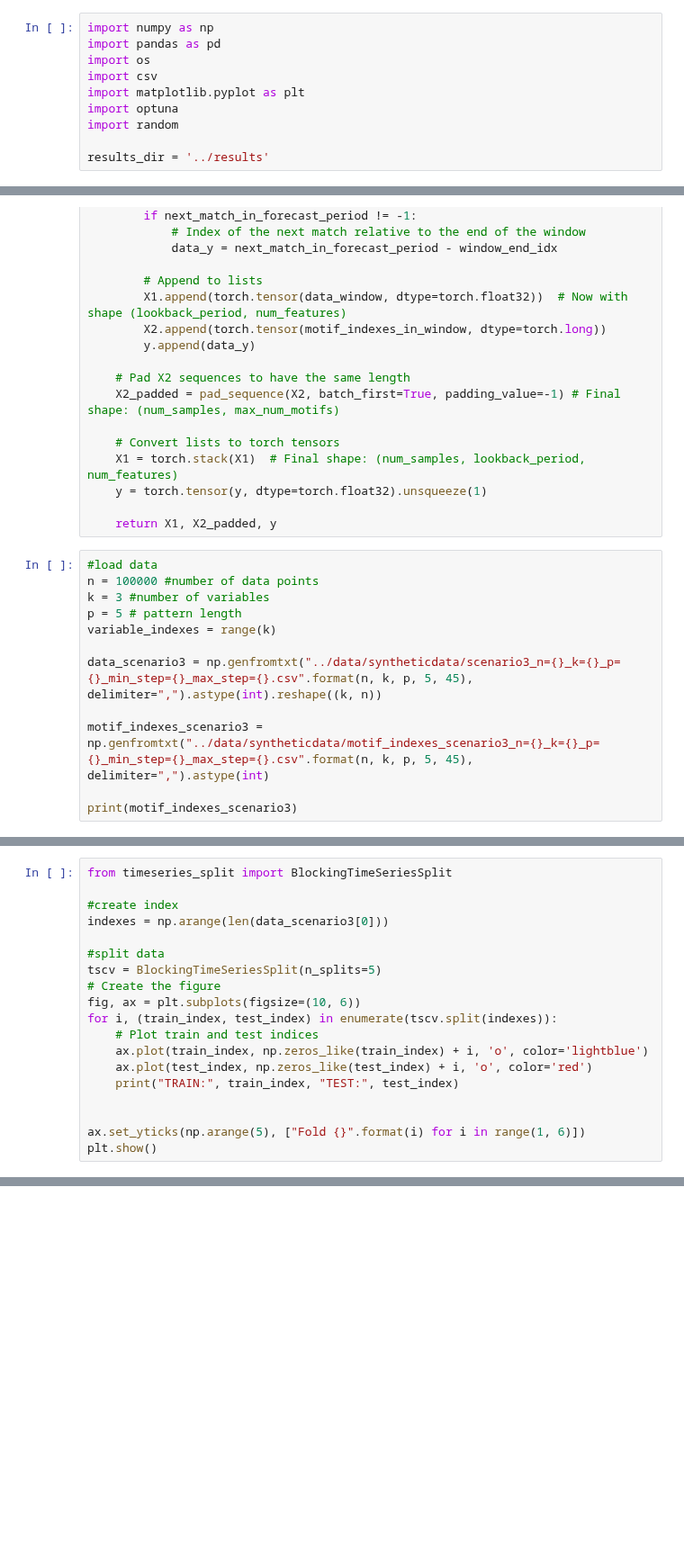
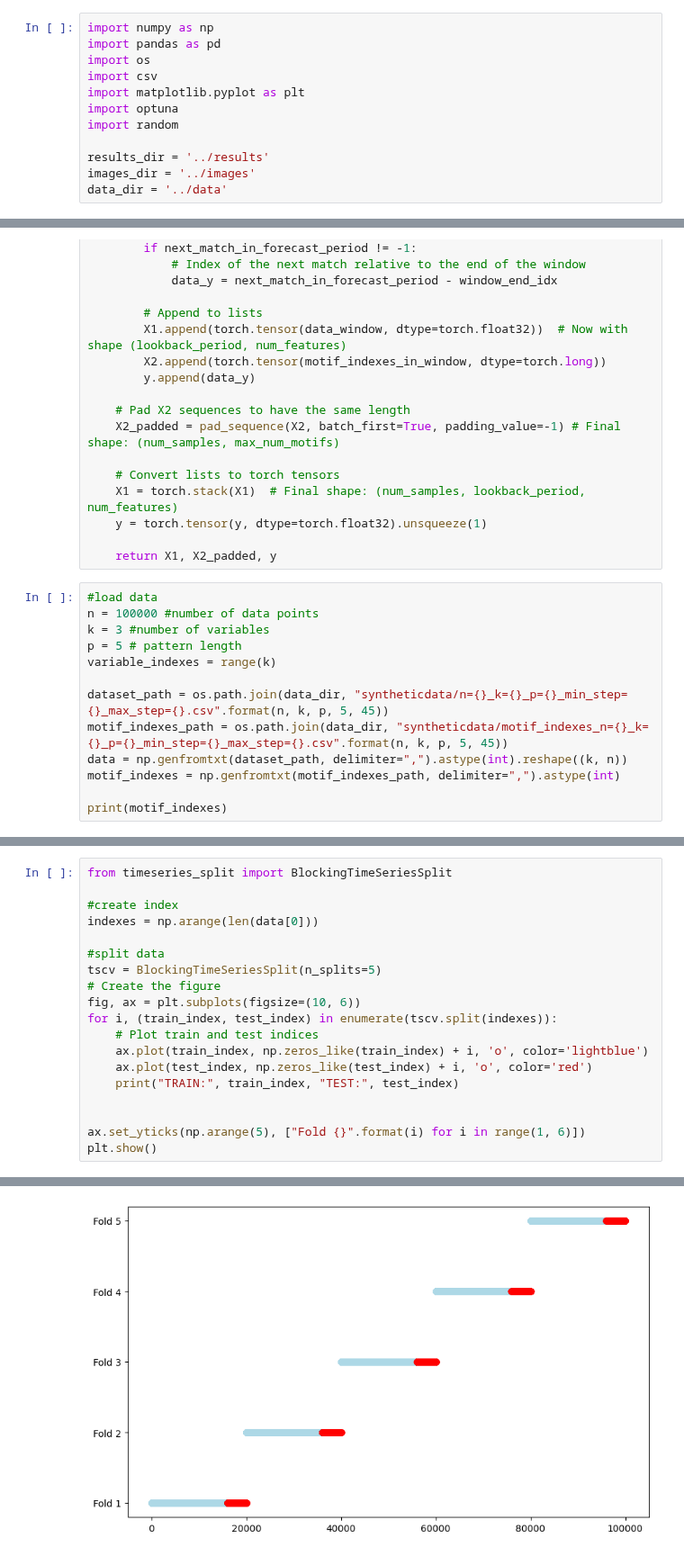
Before and after one commit to MiguelGarcaoSilva/motifpred, a Jupyter notebook: code/casestudy_syntheticdata_lstm_pytorch.ipynb, the cells around one changed output, grey strips where cells are left out. Shown at 90% size. Saved outputs shown, nothing was run; the diff lists cells and outputs as text; blank space fills up the shorter version.

```diff
--- a/code/casestudy_syntheticdata_lstm_pytorch.ipynb
+++ b/code/casestudy_syntheticdata_lstm_pytorch.ipynb
@@ -8,6 +8,8 @@ import optuna
 import random
 
 results_dir = '../results'
+images_dir = '../images'
+data_dir = '../data'
 # %%
 import torch
 from torch import nn
@@ -83,8 +91,9 @@ k = 3 #number of variables
 p = 5 # pattern length
 variable_indexes = range(k)
 
-data_scenario3 = np.genfromtxt("../data/syntheticdata/scenario3_n={}_k={}_p={}_min_step={}_max_step={}.csv".format(n, k, p, 5, 45), delimiter=",").astype(int).reshape((k, n))
+dataset_path = os.path.join(data_dir, "syntheticdata/n={}_k={}_p={}_min_step={}_max_step={}.csv".format(n, k, p, 5, 45))
+motif_indexes_path = os.path.join(data_dir, "syntheticdata/motif_indexes_n={}_k={}_p={}_min_step={}_max_step={}.csv".format(n, k, p, 5, 45))
+data = np.genfromtxt(dataset_path, delimiter=",").astype(int).reshape((k, n))
+motif_indexes = np.genfromtxt(motif_indexes_path, delimiter=",").astype(int)
 
-motif_indexes_scenario3 = np.genfromtxt("../data/syntheticdata/motif_indexes_scenario3_n={}_k={}_p={}_min_step={}_max_step={}.csv".format(n, k, p, 5, 45), delimiter=",").astype(int)
-
-print(motif_indexes_scenario3)
+print(motif_indexes)
@@ -92,7 +103,7 @@ print(motif_indexes_scenario3)
 from timeseries_split import BlockingTimeSeriesSplit
 
 #create index
-indexes = np.arange(len(data_scenario3[0]))
+indexes = np.arange(len(data[0]))
 
 #split data
 tscv = BlockingTimeSeriesSplit(n_splits=5)
@@ -107,3 +118,4 @@ for i, (train_index, test_index) in enumerate(tscv.split(indexes)):
 
 ax.set_yticks(np.arange(5), ["Fold {}".format(i) for i in range(1, 6)])
 plt.show()
+# %% [output]
@@ -110,3 +127,4 @@ plt.show()
+[figure, added]
 # %%
 lookback_period = 100 #window size
 step = 5 #step size for the sliding window
```
Also changed, not shown: parts of 16 cells of this notebook, 5 other files.
